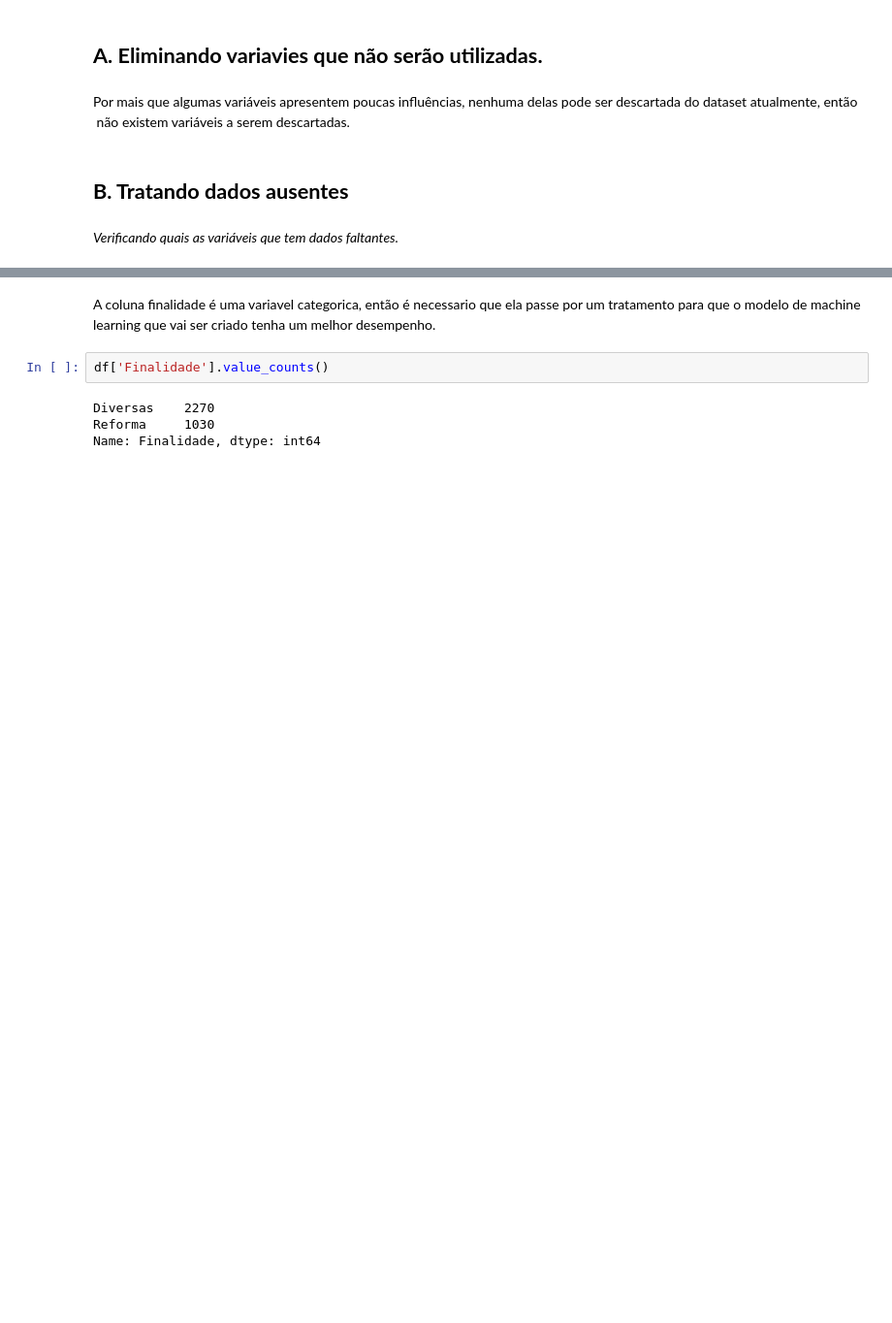
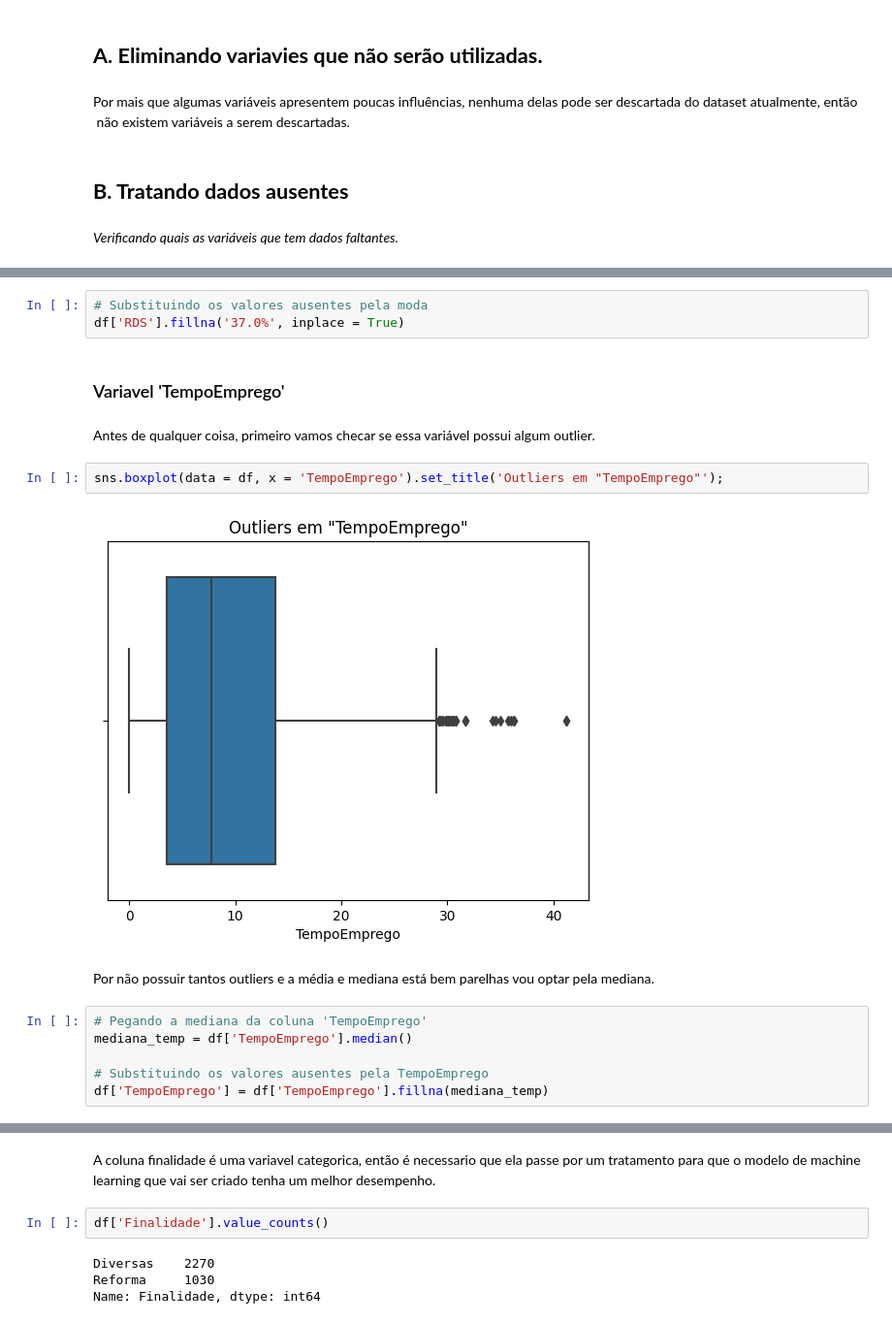
Before and after one commit to JosenildoJunior/Competicao_ML, a Jupyter notebook: 11ª_CompeticaoFLAI.ipynb, the cells around one changed output, grey strips where cells are left out. Shown: that part at 97% size. Drawn from its saved outputs; the diff is of its cells as text; blank space fills up the shorter version.

```diff
--- a/11ª_CompeticaoFLAI.ipynb
+++ b/11ª_CompeticaoFLAI.ipynb
@@ -404,0 +418,19 @@ percent_ausentes(df)
+# %%
+# Substituindo os valores ausentes pela moda
+df['RDS'].fillna('37.0%', inplace = True)
+# %% [markdown]
+### Variavel 'TempoEmprego'
+# %% [markdown]
+Antes de qualquer coisa, primeiro vamos checar se essa variável possui algum outlier.
+# %%
+sns.boxplot(data = df, x = 'TempoEmprego').set_title('Outliers em "TempoEmprego"');
+# %% [output]
+[figure, added]
+# %% [markdown]
+Por não possuir tantos outliers e a média e mediana está bem parelhas vou optar pela mediana.
+# %%
+# Pegando a mediana da coluna 'TempoEmprego'
+mediana_temp = df['TempoEmprego'].median()
+
+# Substituindo os valores ausentes pela TempoEmprego
+df['TempoEmprego'] = df['TempoEmprego'].fillna(mediana_temp)
```
Also changed, not shown: parts of 25 cells of this notebook.
